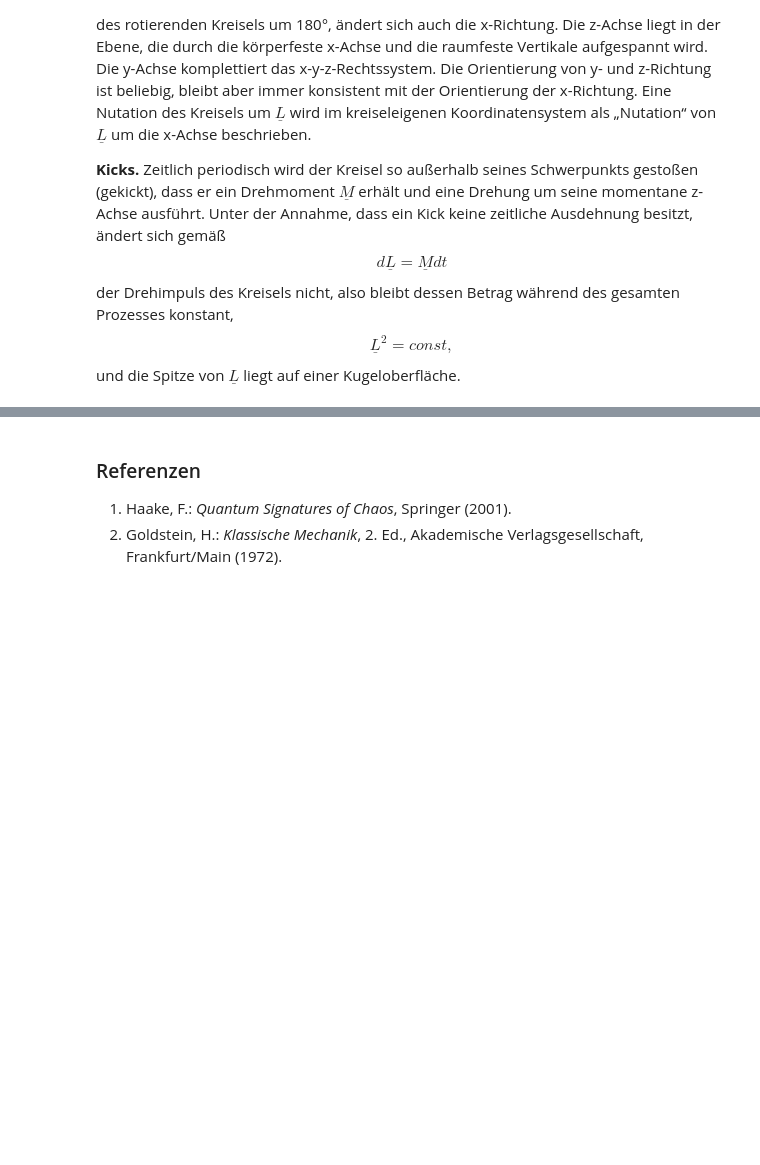
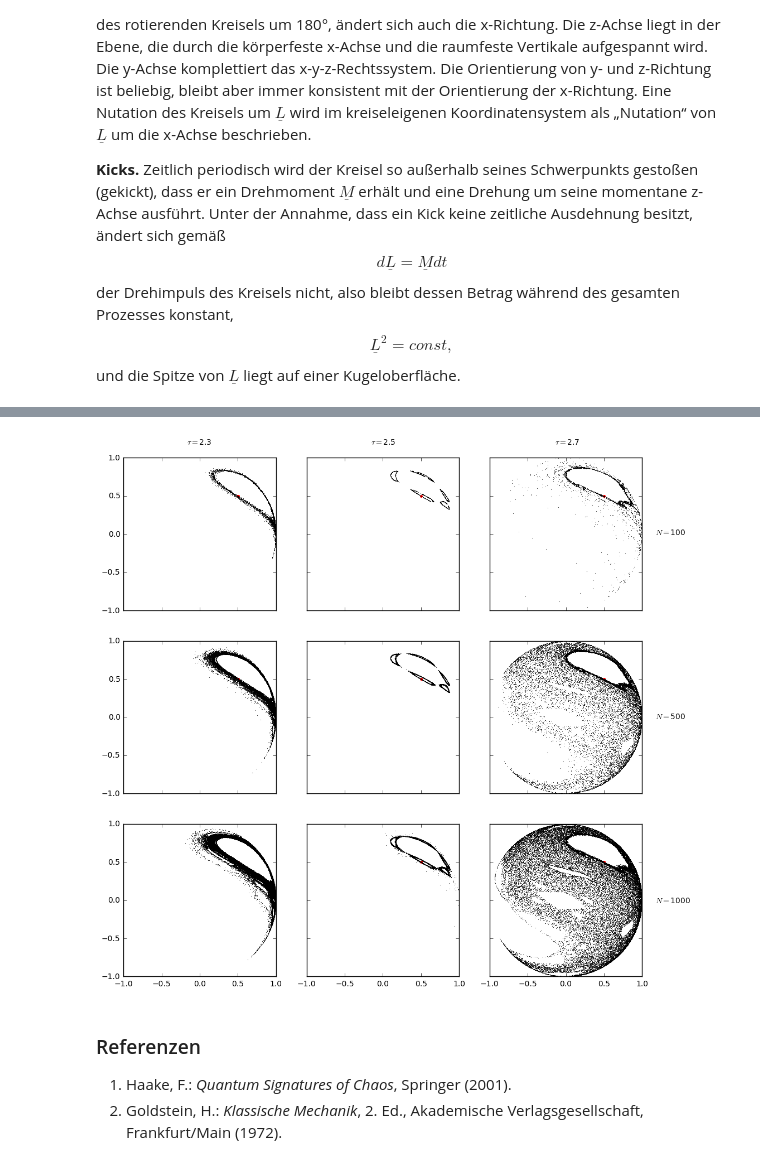
Before and after one commit to juliuseberhard/kicked-top, a Jupyter notebook: kicked_top.ipynb, the cells around one changed output, grey strips where cells are left out. Drawn from its saved outputs; the diff is of its cells as text; code cells hidden in the pictures; blank space fills up the shorter version.

```diff
--- a/kicked_top.ipynb
+++ b/kicked_top.ipynb
@@ -178,3 +247,29 @@ plt.axis('square')
+# %%
+alpha = 4.5
+tau = np.linspace(2.3, 2.7, 3)  # 2.25, 2.4
+
+#N = np.arange(10, 101, 45)
+N = np.array([100, 500, 1000])
+R = 10
+Lx_vec = np.linspace(0.5, 0.501, R)
+Lz_vec = np.linspace(0.5, 0.501, R)
+
+f, ax = plt.subplots(N.shape[0], tau.shape[0], sharex=True, sharey=True)
+for i in range(tau.shape[0]):
+    for j in range(N.shape[0]):
+        kicked_top_map(alpha, tau[i], N[j], [Lx_vec, Lz_vec], ax[j, i], pch='.')
+
+f.text(0.22, 0.92, r'$\tau = $%.1f' %tau[0])
+f.text(0.495, 0.92, r'$\tau = $%.1f' %tau[1])
+f.text(0.77, 0.92, r'$\tau = $%.1f' %tau[2])
+
+f.text(0.92, 0.785, r'$N = $%d' %N[0])
+f.text(0.92, 0.51, r'$N = $%d' %N[1])
+f.text(0.92, 0.235, r'$N = $%d' %N[2])
+
+plt.show()
+# %% [output]
+[figure, added]
 # %% [markdown]
 ### Referenzen
 
```
Also changed, not shown: parts of 5 cells of this notebook.
